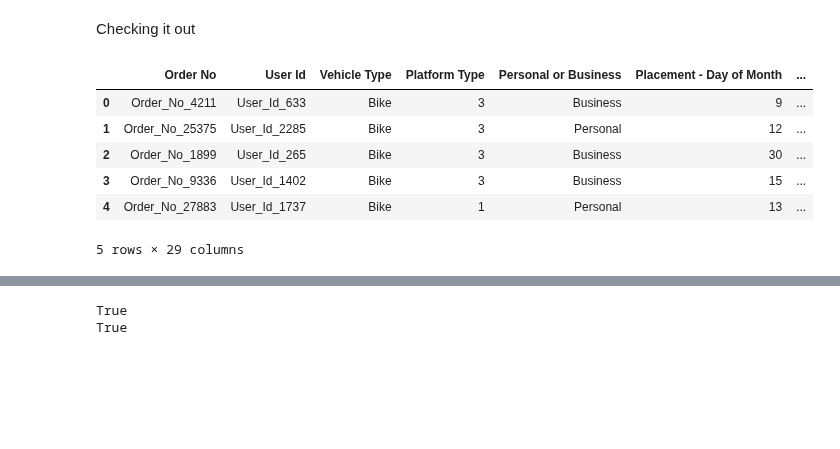
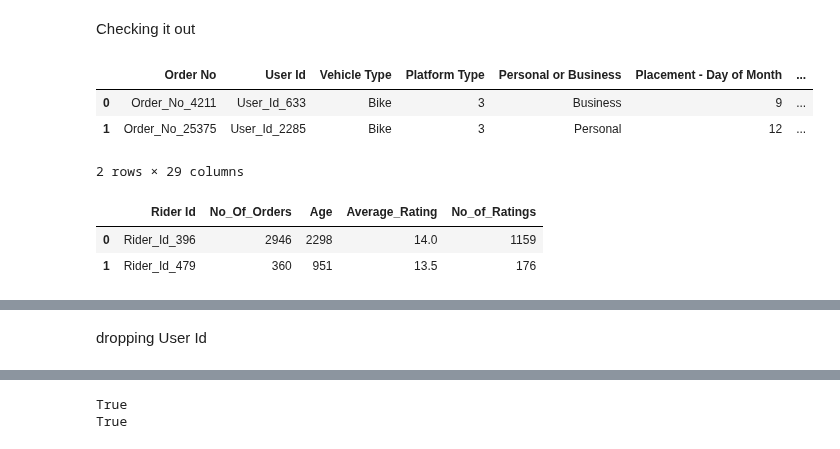
Before and after one commit to Mangalis0/Zindi-Regression-Hackathon, a Jupyter notebook: sam_regression.ipynb, the cells around one changed output, grey strips where cells are left out. Cells and saved outputs as stored; diff of their text form; code cells hidden in the pictures; blank space fills up the shorter version.

```diff
--- a/sam_regression.ipynb
+++ b/sam_regression.ipynb
@@ -10,12 +12,16 @@ dataset = pd.read_csv("Train.csv")
 # %% [markdown]
 Checking it out
 # %%
-dataset.head()
+dataset.head(2)
 # %% [output]
 |  | Order No | User Id | Vehicle Type | Platform Type | Personal or Business | Placement - Day of Month | ... |
 | 0 | Order_No_4211 | User_Id_633 | Bike | 3 | Business | 9 | ... |
 | 1 | Order_No_25375 | User_Id_2285 | Bike | 3 | Personal | 12 | ... |
-| 2 | Order_No_1899 | User_Id_265 | Bike | 3 | Business | 30 | ... |
-| 3 | Order_No_9336 | User_Id_1402 | Bike | 3 | Business | 15 | ... |
-| 4 | Order_No_27883 | User_Id_1737 | Bike | 1 | Personal | 13 | ... |
-5 rows × 29 columns
+2 rows × 29 columns
+# %%
+riders = pd.read_csv('Riders.csv')
+riders.head(2)
+# %% [output]
+|  | Rider Id | No_Of_Orders | Age | Average_Rating | No_of_Ratings |
+| 0 | Rider_Id_396 | 2946 | 2298 | 14.0 | 1159 |
+| 1 | Rider_Id_479 | 360 | 951 | 13.5 | 176 |
@@ -36,3 +48,5 @@ Index(['Order No', 'User Id', 'Vehicle Type', 'Platform Type',
        'Destination Lat', 'Destination Long', 'Rider Id',
        'Time from Pickup to Arrival'],
       dtype='object')
+# %% [markdown]
+dropping User Id
```
Also changed, not shown: parts of 43 cells of this notebook, 1 other file.
